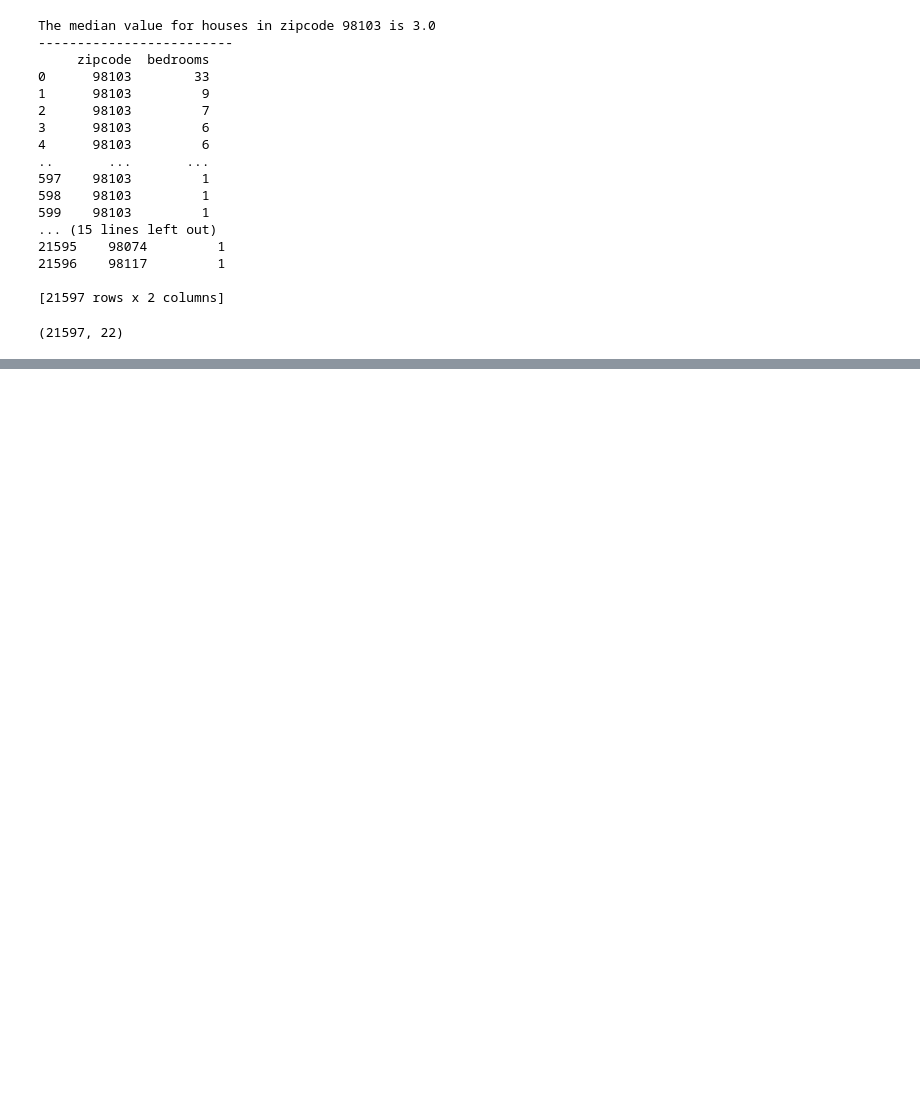
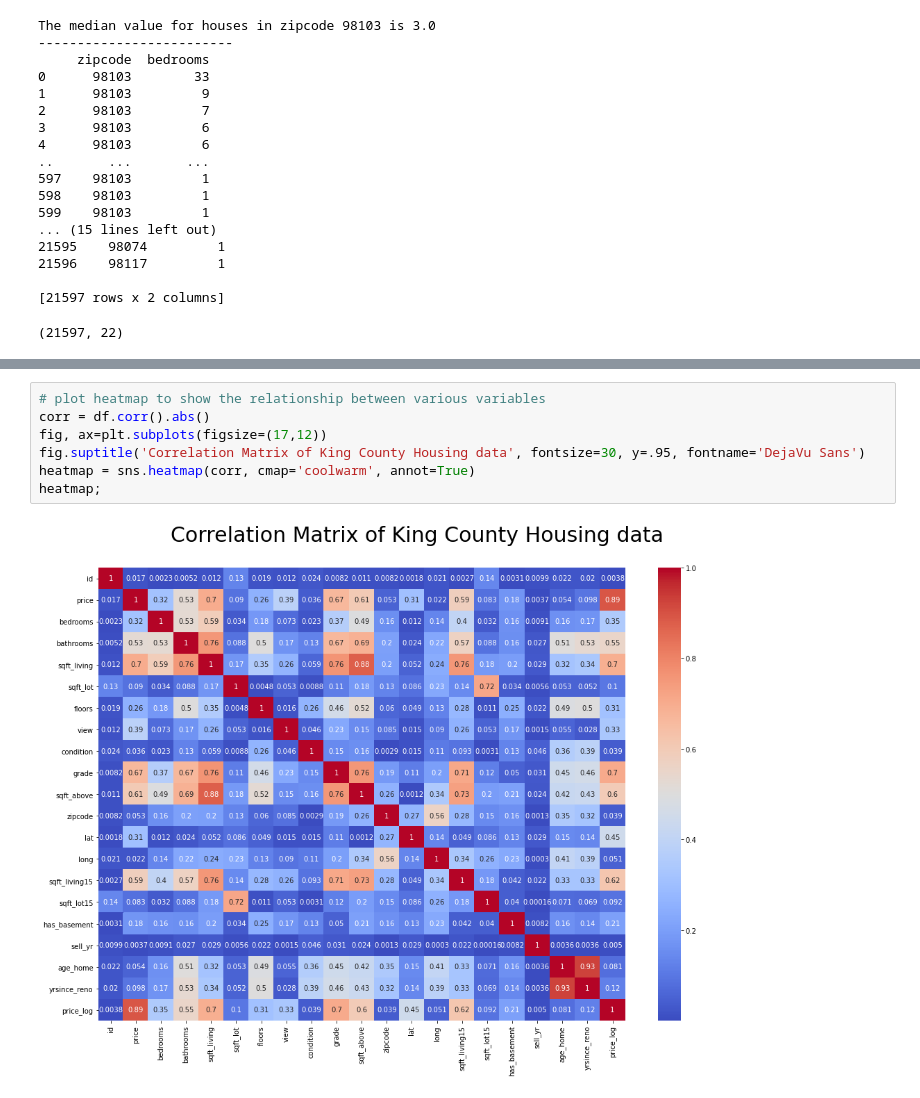
Before and after one commit to Bennie-Kibet/Phase-2-project, a Jupyter notebook: index.ipynb, the cells around one changed output, grey strips where cells are left out. Drawn from its saved outputs; the diff is of its cells as text; blank space fills up the shorter version.

```diff
--- a/index.ipynb
+++ b/index.ipynb
@@ -577,0 +637,9 @@ The median value for houses in zipcode 98103 is 3.0
+# %%
+# plot heatmap to show the relationship between various variables
+corr = df.corr().abs()
+fig, ax=plt.subplots(figsize=(17,12))
+fig.suptitle('Correlation Matrix of King County Housing data', fontsize=30, y=.95, fontname='DejaVu Sans')
+heatmap = sns.heatmap(corr, cmap='coolwarm', annot=True)
+heatmap;
+# %% [output]
+[figure, added]
```
Also changed, not shown: parts of 6 cells of this notebook.
